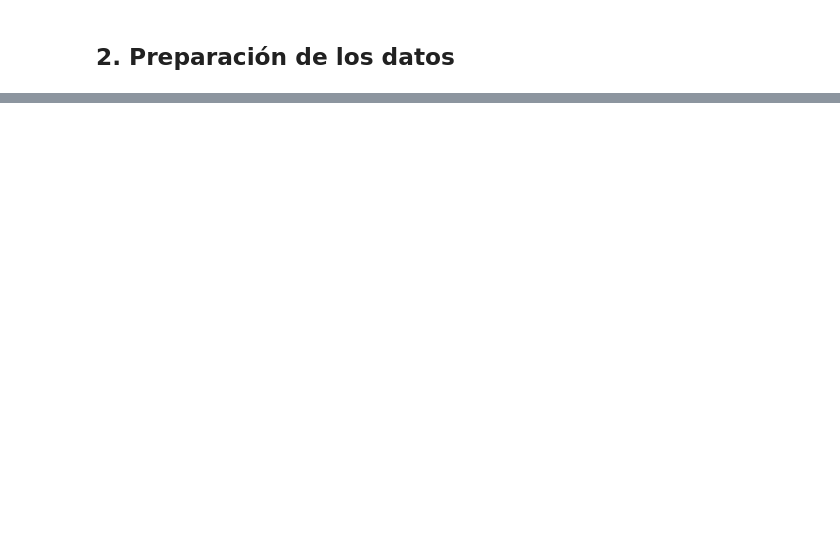
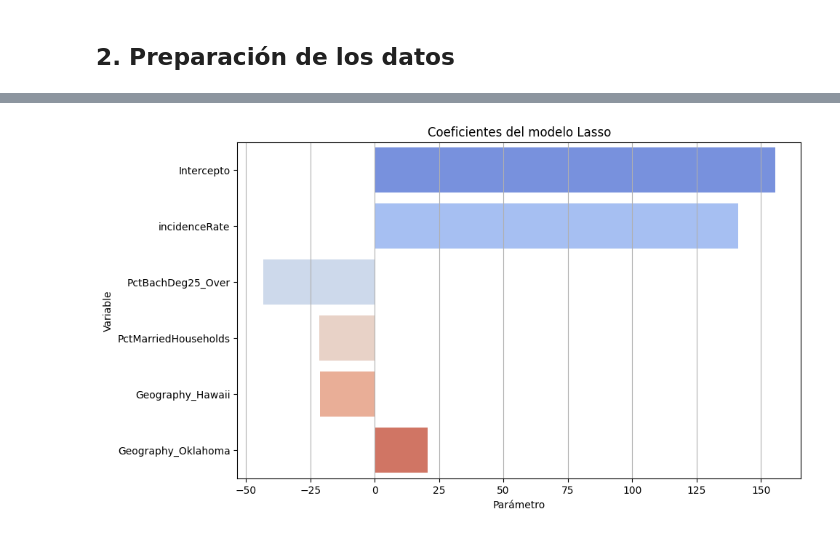
Before and after one commit to SantiagoM99/BI-Esculapio, a Jupyter notebook: Laboratorio2/Laboratorio 2.ipynb, the cells around one changed output, grey strips where cells are left out. Cells and saved outputs as stored; diff of their text form; code cells hidden in the pictures; blank space fills up the shorter version.

```diff
--- a/Laboratorio2/Laboratorio 2.ipynb
+++ b/Laboratorio2/Laboratorio 2.ipynb
@@ -287,0 +670,19 @@ Created in <span style='font-weight:600;margin-left:4px;'>Deepnote</span></a>
+# %%
+lasso_model = best_model['regression']
+print(lasso_model)
+trans_df = pd.DataFrame(best_model['transform'].transform(X_train))
+cat_transformer.fit(X_train)
+one_hot_encoder = cat_transformer.named_steps['ordinal_or_one_hot'].named_transformers_['geo']
+ordinal_encoder = cat_transformer.named_steps['ordinal_or_one_hot'].named_transformers_['ordinal_binned']
+cat_column_names = list(ordinal_encoder.get_feature_names_out()) + list(one_hot_encoder.get_feature_names_out())
+
+numeric_column_names = [col for col in X_train.columns if col not in cat_column_names and col not in drop_columns_corr and col not in drop_columns_null and not 'Geography' in col]
+all_column_names = numeric_column_names + cat_column_names
+
+
+col_names = all_column_names
+
+print(f'Intercepto: {lasso_model.intercept_}')
+coef = list(zip(['Intercepto'] + list(col_names), [lasso_model.intercept_] + list(lasso_model.coef_)))
+coef = pd.DataFrame(coef,columns=['Variable','Parámetro'])
+coef
@@ -287,0 +705,19 @@ Created in <span style='font-weight:600;margin-left:4px;'>Deepnote</span></a>
+# %%
+coef_df = coef.copy()
+# Filtrar las variables con coeficientes distintos de cero
+coef_df = coef_df[coef_df['Parámetro'] != 0]
+
+# Ordenar por valor absoluto de los coeficientes para facilitar la visualización
+coef_df['Abs_Parámetro'] = coef_df['Parámetro'].abs()
+coef_df = coef_df.sort_values(by='Abs_Parámetro', ascending=False).head(6)
+
+# Graficar los coeficientes
+plt.figure(figsize=(10, 6))
+sns.barplot(x='Parámetro', y='Variable', data=coef_df, palette='coolwarm')
+plt.xlabel('Parámetro')
+plt.ylabel('Variable')
+plt.title('Coeficientes del modelo Lasso')
+plt.grid(axis='x')
+plt.show()
+# %% [output]
+[figure, added]
```
Also changed, not shown: parts of 37 cells of this notebook, 3 other files.
